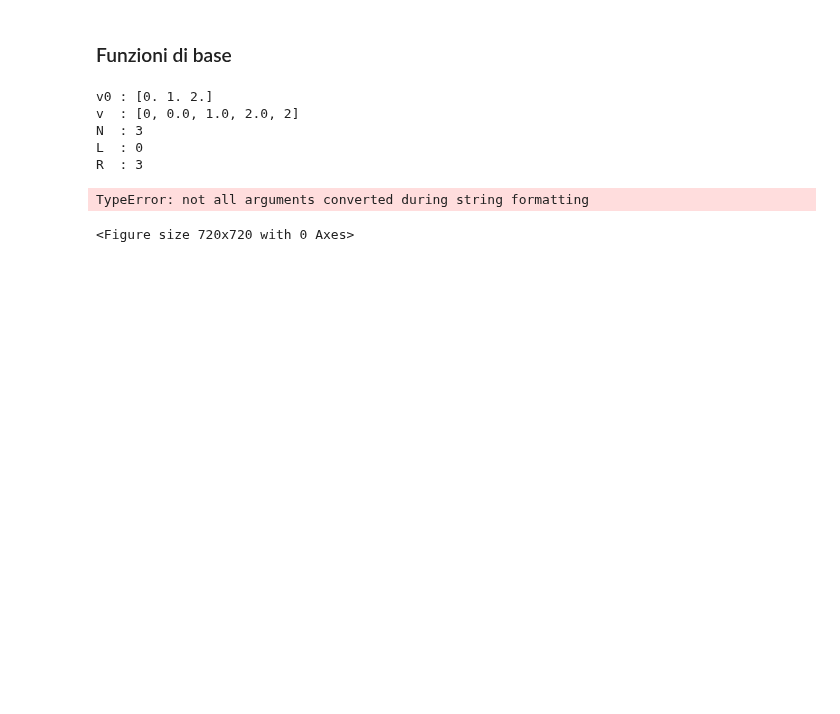
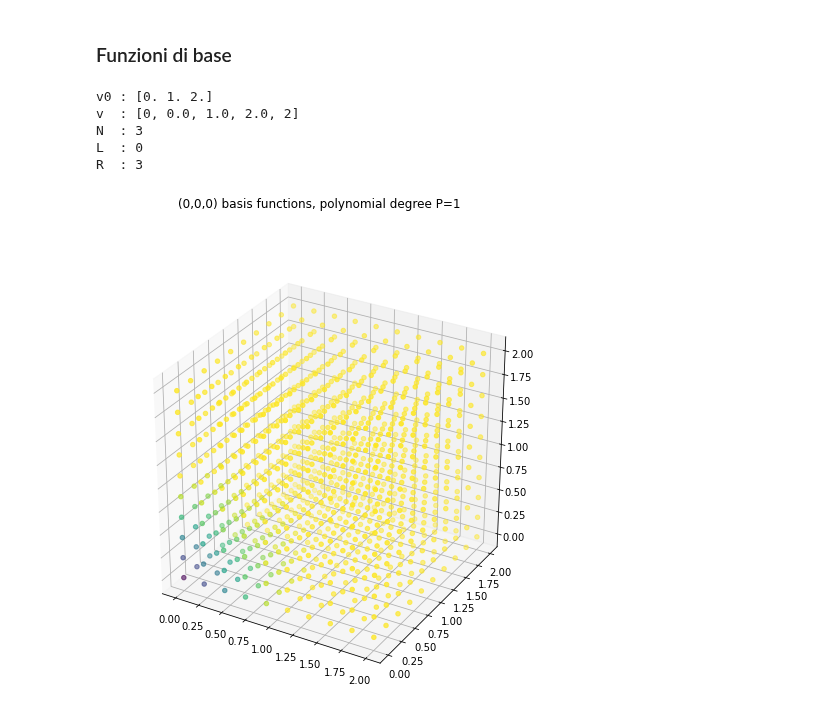
Before and after one commit to EliaStocco/Bspline, a Jupyter notebook: python/Test.ipynb, the cells around one changed output. Drawn from its saved outputs; the diff is of its cells as text; code cells hidden in the pictures; blank space fills up the shorter version.

```diff
--- a/python/Test.ipynb
+++ b/python/Test.ipynb
@@ -945,29 +962,28 @@ XYZ[:,2] = Z.reshape((Nxyz,))
 #XY = pd.DataFrame({"x":X.reshape((Nx*Ny,1)), "y":Y.reshape((Nx*Ny,1))})
 # %%
 #
-i = 2
-j = 2
-w = 2
+i = 0
+j = 0
+w = 0
 #
 bs.clear_cp()
 bs.set_cp([i,j,w],1.0)
 #
 z=bs.evaluate(XYZ)
 # %%
-fig = plt.figure ( 0 , figsize = ( 10 , 10 ) )
-fig.suptitle("Bspline: 2D basis functions (%d,%d,%d) with polynomial degree P=" % (i,j,w,P))
+fig = plt.figure ( 0 , figsize = ( 8 , 8 ) )
+fig.suptitle("(%d,%d,%d) basis functions, polynomial degree P=%d" % (i,j,w,P))
 
 #
 ax = fig.add_subplot(111, projection='3d')
 #
 # inverto i colori, quindi quelli meno presenti sono più scuri e quindi più visibili
 cmap = plt.get_cmap('viridis_r')
 #normalizzo, quindi vedo tutta la gamma di coloru
 norm = Normalize(vmin=min(z), vmax=max(z))
 ax.scatter(XYZ[:,0],XYZ[:,1],XYZ[:,2],color=cmap(norm(z)))
 #ax.pcolormesh(X, Y, Z, cmap='Blues')#,rstride=1, cstride=1)
 #plt.axis('equal')
 plt.show()
 # %% [output]
-TypeError: not all arguments converted during string formatting
-<Figure size 720x720 with 0 Axes>
+[figure, added]
```
Also changed, not shown: parts of 23 cells of this notebook, 2 other files.
